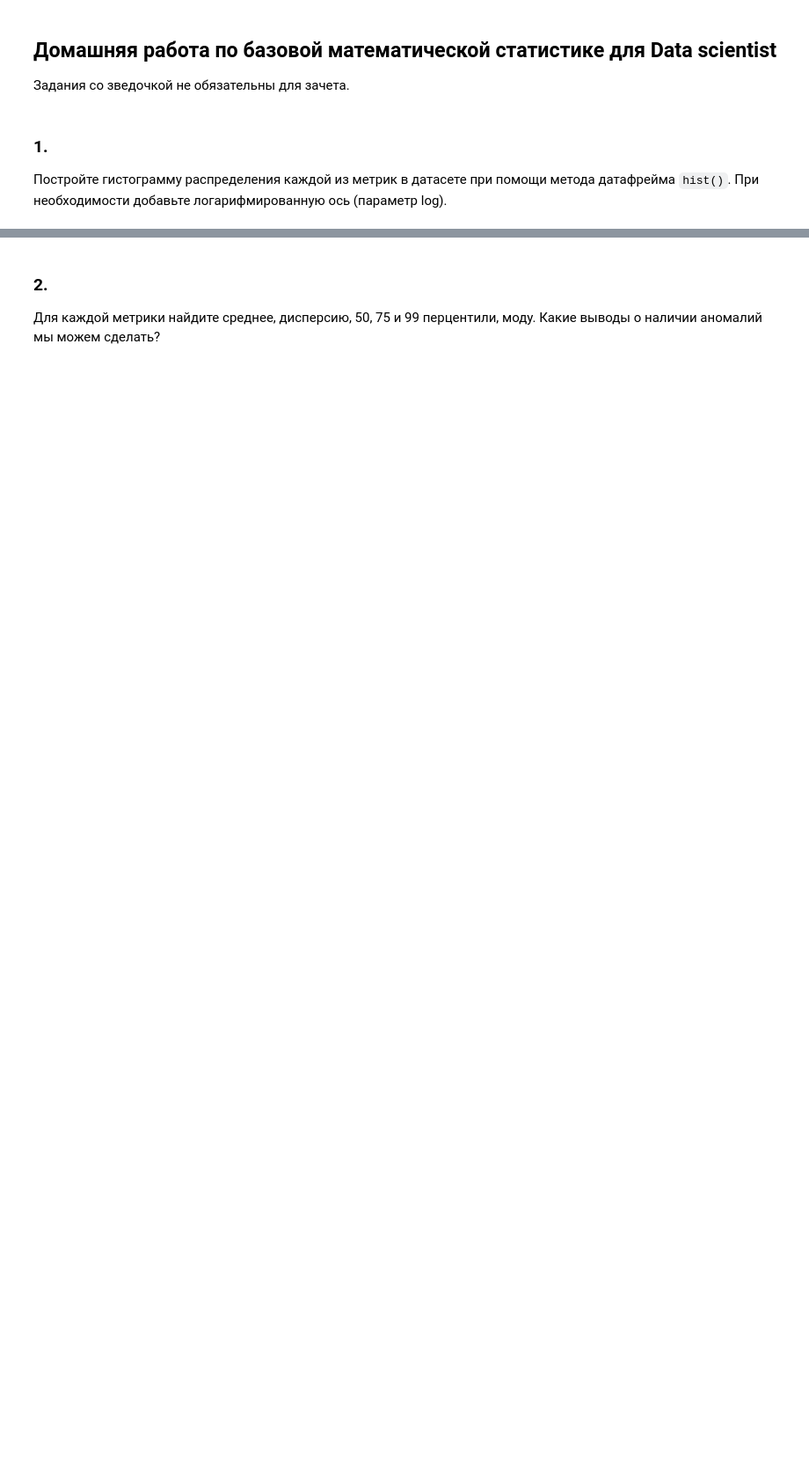
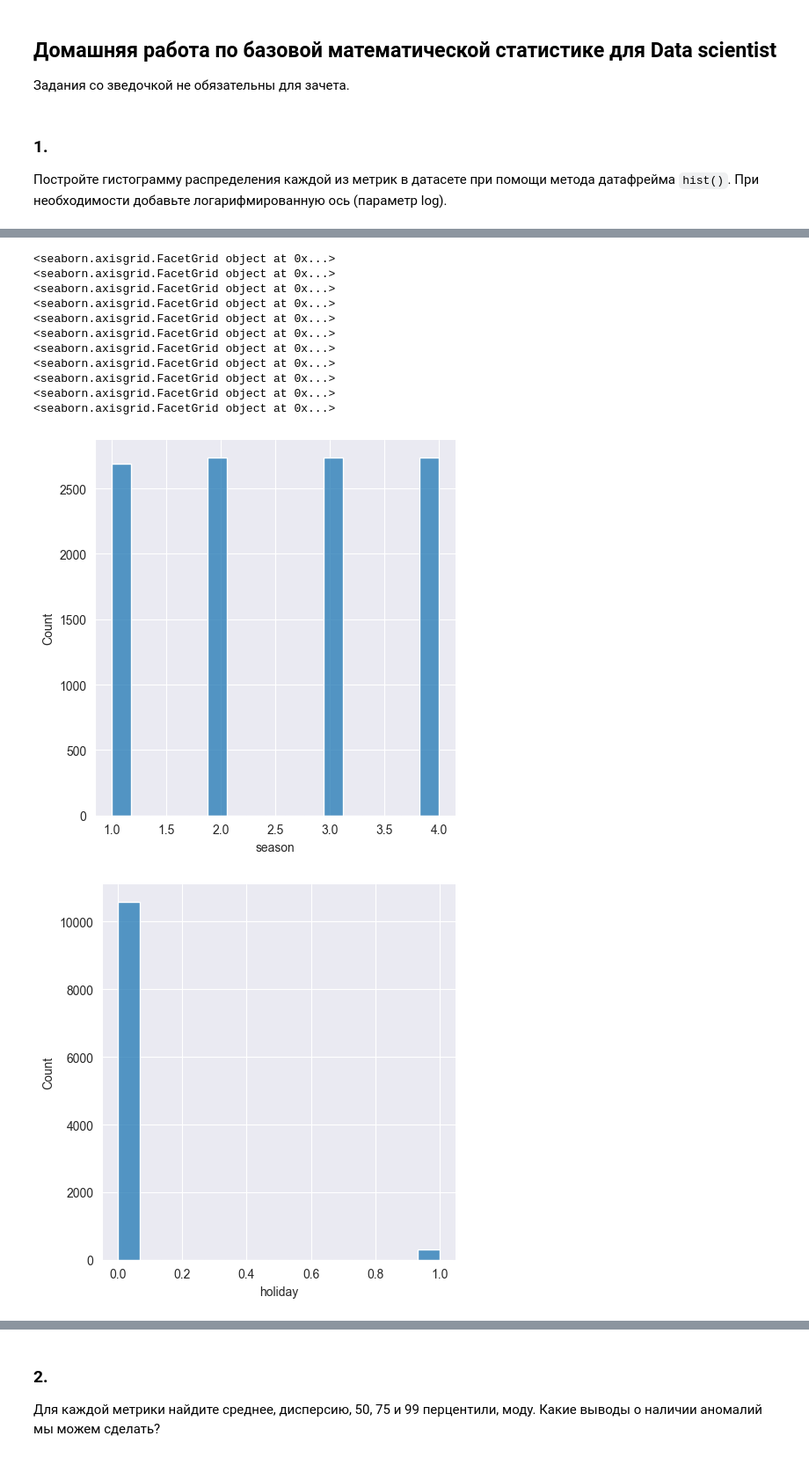
Before and after one commit to KovalenkoKonstantin/Skillbox_Data_Analysis, a Jupyter notebook: pandas_lessons/home_work/DS_Stat_HW.ipynb, the cells around one changed output, grey strips where cells are left out. Shown at 88% size. Saved outputs shown, nothing was run; the diff lists cells and outputs as text; code cells hidden in the pictures; blank space fills up the shorter version.

```diff
--- a/pandas_lessons/home_work/DS_Stat_HW.ipynb
+++ b/pandas_lessons/home_work/DS_Stat_HW.ipynb
@@ -34,0 +37,18 @@ array([[<Axes: title={'center': 'season'}>,
+# %%
+# seaborn
+for i in df.columns:
+    print(sns.displot(df[f'{i}']))
+# %% [output]
+<seaborn.axisgrid.FacetGrid object at 0x...>
+<seaborn.axisgrid.FacetGrid object at 0x...>
+<seaborn.axisgrid.FacetGrid object at 0x...>
+<seaborn.axisgrid.FacetGrid object at 0x...>
+<seaborn.axisgrid.FacetGrid object at 0x...>
+<seaborn.axisgrid.FacetGrid object at 0x...>
+<seaborn.axisgrid.FacetGrid object at 0x...>
+<seaborn.axisgrid.FacetGrid object at 0x...>
+<seaborn.axisgrid.FacetGrid object at 0x...>
+<seaborn.axisgrid.FacetGrid object at 0x...>
+<seaborn.axisgrid.FacetGrid object at 0x...>
+[figure, added]
+[figure, added]
```
Also changed, not shown: parts of 32 cells of this notebook, 1 other file.
